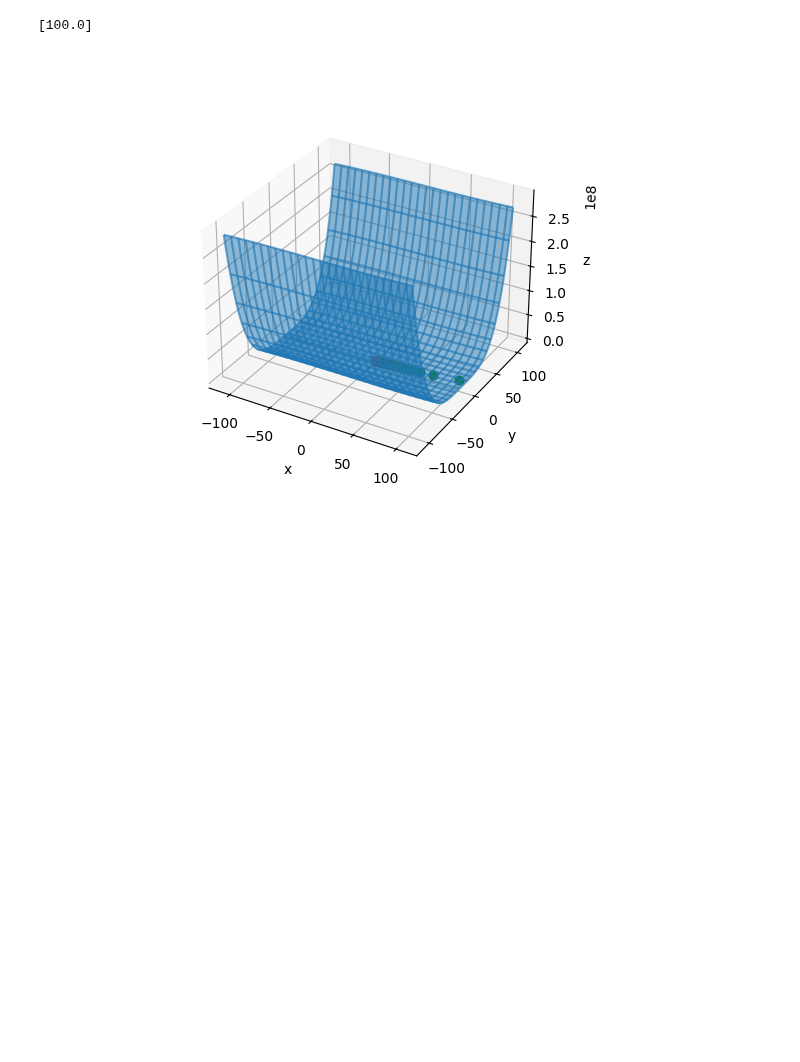
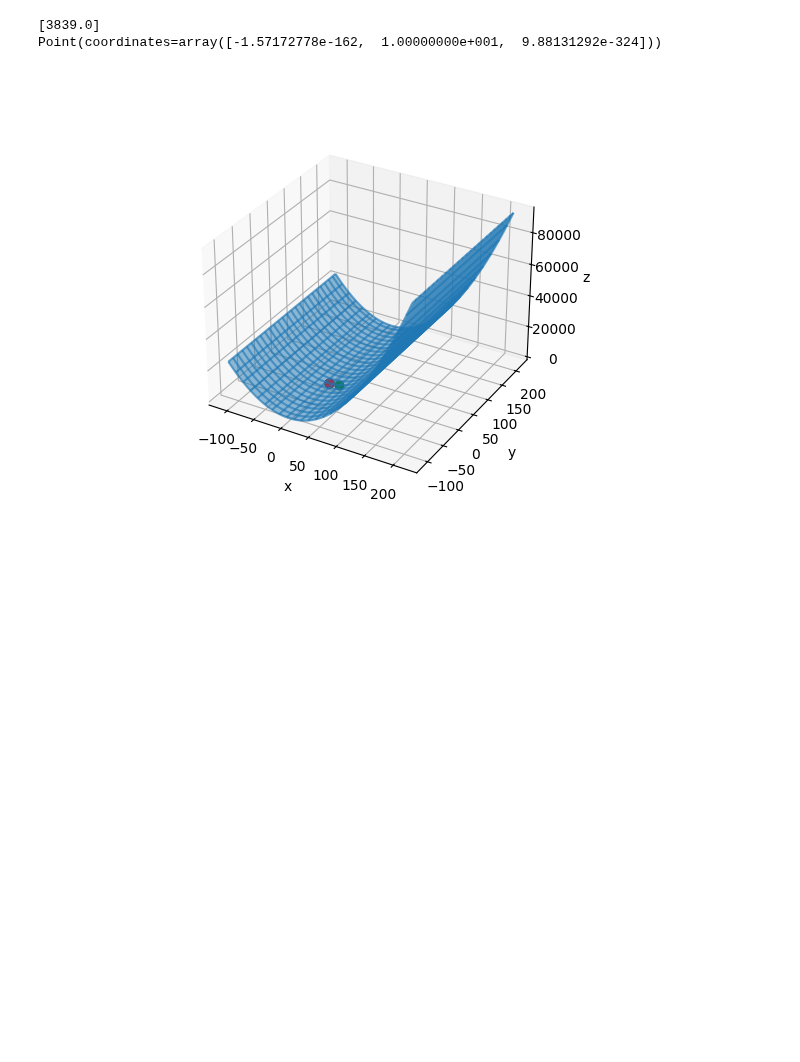
Before and after one commit to Skorniakov-Leonid/Methods-of-optimization, a Jupyter notebook: presentation/lab-1/test.ipynb, the cells around one changed output. Cells and saved outputs as stored; diff of their text form; code cells hidden in the pictures.

```diff
--- a/presentation/lab-1/test.ipynb
+++ b/presentation/lab-1/test.ipynb
@@ -1,28 +1,30 @@
 # %%
 %matplotlib widget
 from src.metric import CallCount
 from src.common.oracul import LambdaOracul, PoweredSumOracul
 
 from src.lab1.stop_condition import CountCondition, PrecisionCondition
 import numpy as np
 from src.common import Oracul, Point
 from src.lab1.method_processor import MethodProcessor
-from src.lab1.methods import RandomMethod, GoldenRatioMethod, GradientDescent
+from src.lab1.methods import RandomMethod, GoldenRatioMethod, GradientDescent, GradientDescentWithFixedRate
 
 import matplotlib.pyplot as plt
 
 fig = plt.figure()
 
 method = RandomMethod()
 golden_ratio = GoldenRatioMethod()
 gradient_descent = GradientDescent()
 oracul = LambdaOracul(lambda x: (x - 10) ** 2)
-test_oracul = PoweredSumOracul([[2, 3], [2, 3]])
-point, metrics, anim = MethodProcessor.process(gradient_descent, test_oracul, CountCondition(20), metrics=[CallCount()], method_params = {"learning_rate":0.0005, "x":np.array([100, 10])}, visualize=True,
-                                              low_bracket=[-100, -100], high_bracket=[100, 100])
+test_oracul = PoweredSumOracul([[2, 2], [0, 2]])
+point, metrics, anim = MethodProcessor.process(gradient_descent, test_oracul, CountCondition(20), metrics=[CallCount()], method_params = {"x":np.array([20, 10]), 'learning_rate':0.0001}, visualize=True,
+                                               low_bracket=[-100, -100], high_bracket=[200, 200])
 print(metrics)
+print(point)
 plt.show()
 # %% [output]
-[100.0]
+[3839.0]
+Point(coordinates=array([-1.57172778e-162,  1.00000000e+001,  9.88131292e-324]))
-[figure, old version]
+[figure, new version]
 [figure]
```
Also changed, not shown: 2 other files.
